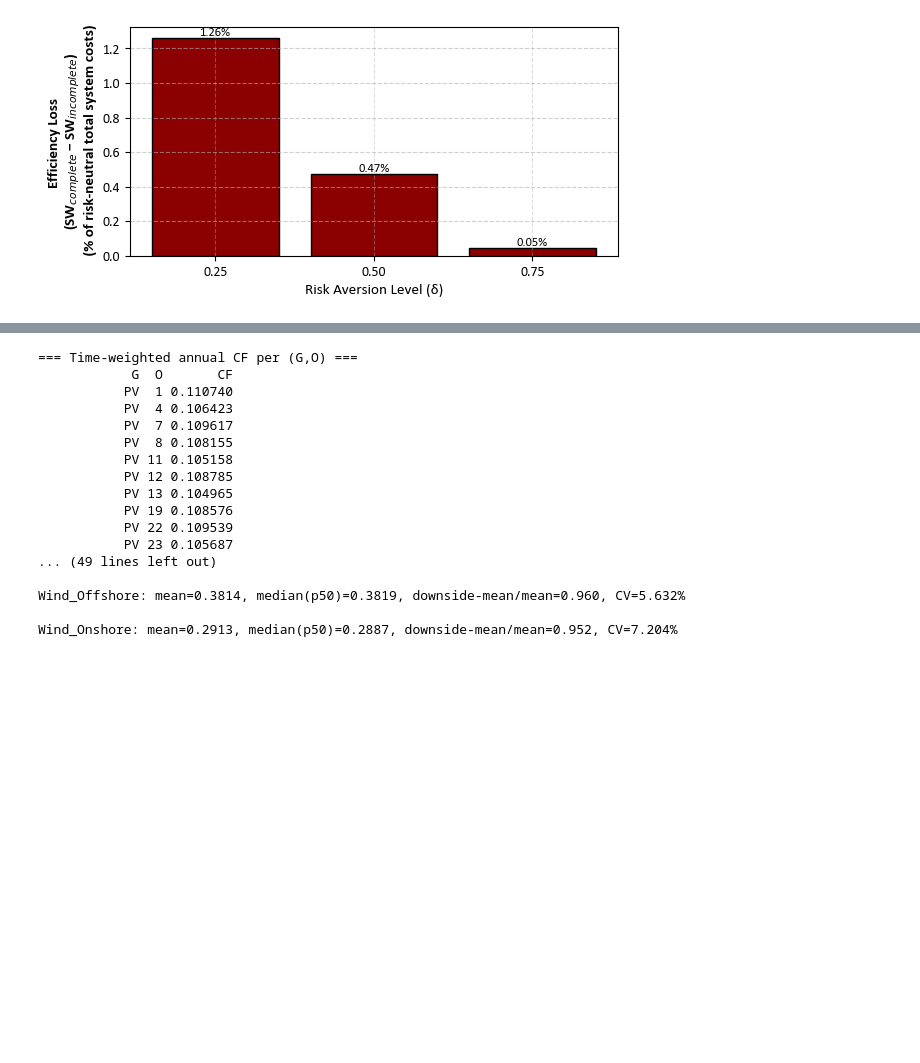
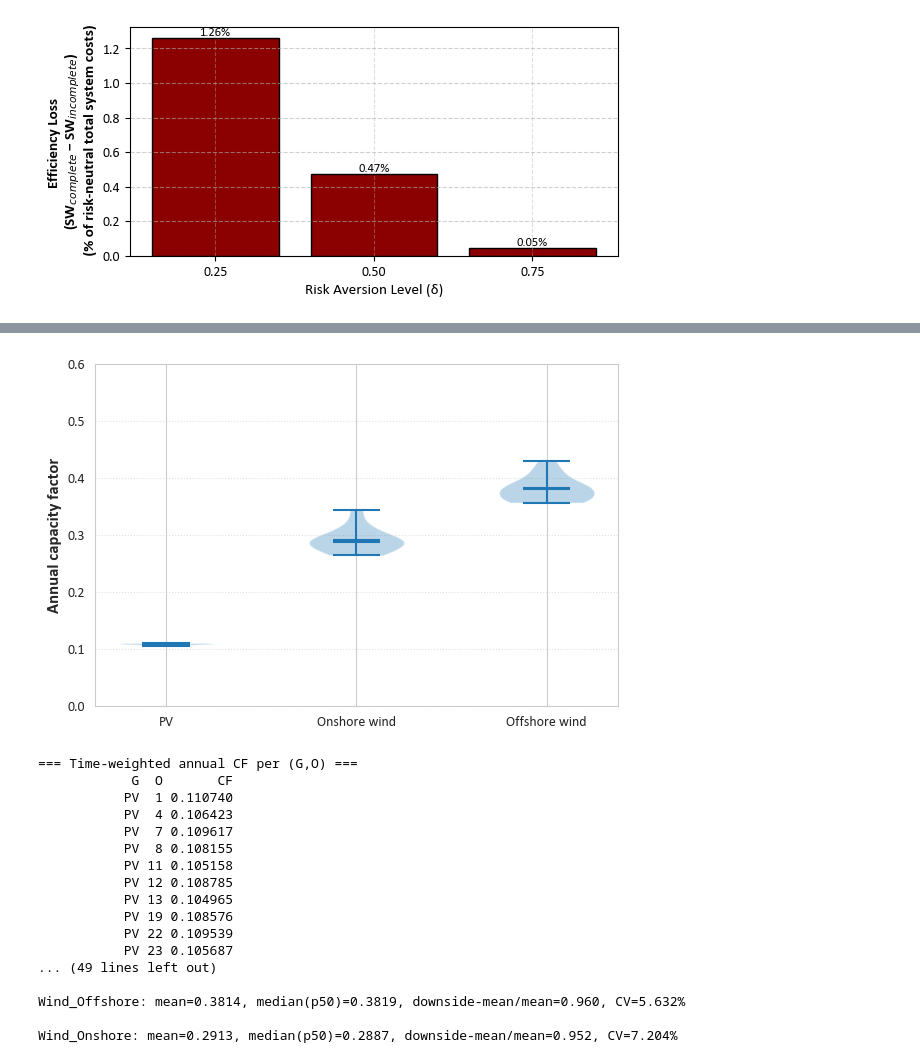
Before and after one commit to Andreas-Makrides-ICL/msc-thesis-incomplete-markets-LDES, a Jupyter notebook: models/Comparison_central_planner_ADMM/plotting_results.ipynb, the cells around one changed output, grey strips where cells are left out. Saved outputs shown, nothing was run; the diff lists cells and outputs as text; code cells hidden in the pictures; blank space fills up the shorter version.

```diff
--- a/models/Comparison_central_planner_ADMM/plotting_results.ipynb
+++ b/models/Comparison_central_planner_ADMM/plotting_results.ipynb
@@ -1159,0 +1167,83 @@ Overall average capacity factors (after multipliers, capped at 1.0):
+# %%
+import pandas as pd
+import matplotlib.pyplot as plt
+from matplotlib import rcParams
+
+# === Global font setup ===
+rcParams['font.family'] = 'Calibri'
+rcParams['axes.labelweight'] = 'bold'
+
+# === Load files (adjust paths if needed) ===
+cf = pd.read_csv(r"C:\Users\user\Desktop\msc-thesis-incomplete-markets-LDES\models\Complete_markets_risk_averse_central_planner\data_final\f672\concatenated_capacity_factors_672_30yr_new_lf.csv")
+demand = pd.read_csv(r"C:\Users\user\Desktop\msc-thesis-incomplete-markets-LDES\models\Complete_markets_risk_averse_central_planner\data_final\f672\concatenated_load_profiles_672_30yr_new.csv")
+weights = pd.read_csv(r"C:\Users\user\Desktop\msc-thesis-incomplete-markets-LDES\models\Complete_markets_risk_averse_central_planner\data_final\f672\concatenated_weights_672_30yr_new.csv")
+
+# Use your chosen scenarios
+total_scenarios = [19, 12, 7, 11, 23, 8, 30, 24, 1, 26, 29, 13, 4, 22, 27]
+
+# Filter
+cf = cf[cf["O"].isin(total_scenarios)].copy()
+weights = weights[weights["O"].isin(total_scenarios)].copy()
+
+# Pivot CF to wide [PV, Wind_Onshore, Wind_Offshore]
+cf_wide = cf.pivot_table(index=["O","T"], columns="G", values="value").reset_index()
+
+# Merge weights (rename for clarity)
+wt = weights.rename(columns={"value":"weight"})
+df = cf_wide.merge(wt, on=["O","T"], how="inner")
+
+# Keep only the technologies present
+techs = [c for c in ["PV", "Wind_Onshore", "Wind_Offshore"] if c in df.columns]
+
+# Optional multipliers + cap at 1.0
+X1, X2, X3 = 1.0, 1.0, 1.0
+mult = pd.Series({"PV": X1, "Wind_Onshore": X2, "Wind_Offshore": X3})
+for col in techs:
+    if col in mult.index:
+        df[col] = (df[col] * mult[col]).clip(upper=1.0)
+
+#print(df.columns)
+
+# === Time-weighted annual CF per scenario ===
+# CF_{G,o} = sum_t w_t * cf_{G,t,o} / sum_t w_t
+w_sum = df.groupby("O")["weight"].sum()
+num   = df[techs].mul(df["weight"], axis=0).groupby(df["O"]).sum()
+per_scn_cf = num.div(w_sum, axis=0).reset_index().rename(columns={"O":"scenario"})
+
+# === Summary stats table (for thesis / appendix) ===
+summary = per_scn_cf[techs].agg(["mean","median","min","max","std"]).T
+summary = summary.rename(columns={
+    "mean":"Mean", "median":"Median", "min":"Min", "max":"Max", "std":"Std. dev."
+})
+summary_rounded = summary.round(3)
+print(summary_rounded)
+
+# Save if useful
+#summary_rounded.to_csv(r"C:\Users\user\Desktop\per_scenario_CF_summary.csv")
+#with open(r"C:\Users\user\Desktop\per_scenario_CF_summary.tex", "w") as f:
+#    f.write(summary_rounded.to_latex(escape=False))
+
+# === Violin plot (matplotlib only; no custom colors) ===
+data_list = [per_scn_cf[t].values for t in techs]
+
+fig, ax = plt.subplots(figsize=(6,4))
+ax.violinplot(dataset=data_list, showmeans=True, showmedians=True, showextrema=True)
+
+# X ticks / labels
+ax.set_xticks(range(1, len(techs)+1))
+# Nicer labels for wind
+pretty = {"PV":"PV", "Wind_Onshore":"Onshore wind", "Wind_Offshore":"Offshore wind"}
+ax.set_xticklabels([pretty.get(t, t) for t in techs])
+
+# Labels (as you requested)
+ax.set_xlabel("", fontsize=11, fontweight='normal')
+ax.set_ylabel("Annual capacity factor", fontsize=12, fontweight='bold')
+
+# Make limits sensible for CFs (0–1). Adjust if you prefer tighter bounds.
+ax.set_ylim(0.0, 0.6)
+
+# Clean look
+ax.grid(True, axis='y', linestyle=':', linewidth=0.8, alpha=0.6)
+plt.tight_layout()
+plt.show()
+# %% [output]
@@ -1160,3 +1254,4 @@ Overall average capacity factors (after multipliers, capped at 1.0):
+[figure, added]
 # %%
 import numpy as np
 import pandas as pd
```
Also changed, not shown: parts of 4 cells of this notebook, 17 other files.
